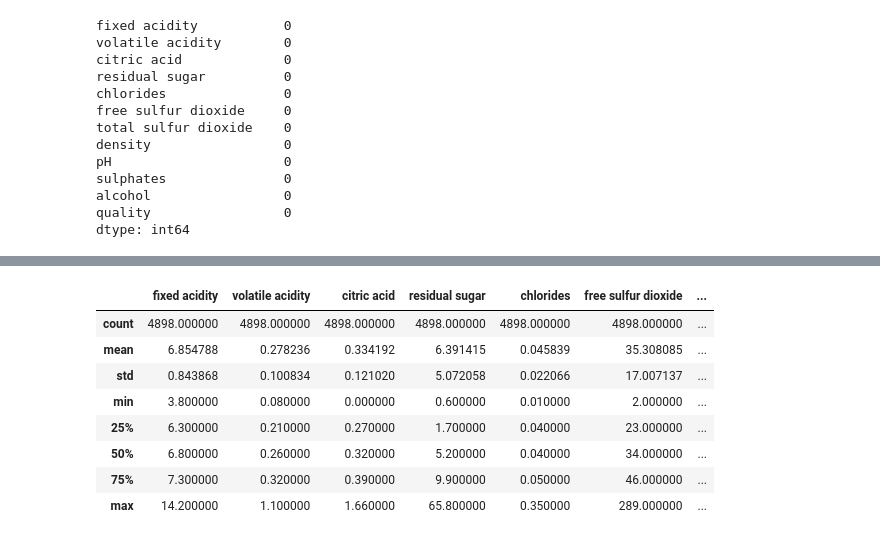
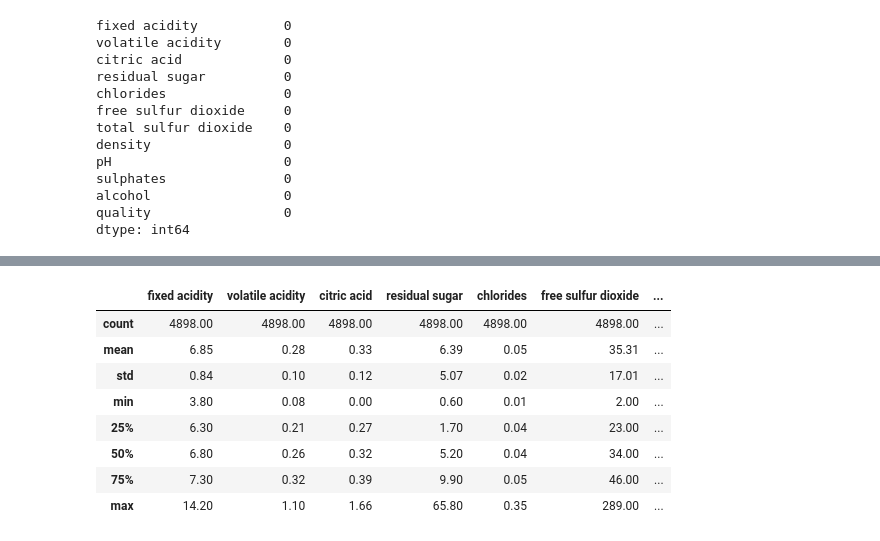
Before and after one commit to NiaLucia/Sprint2, a Jupyter notebook: wine_project.ipynb, the cells around one changed output, grey strips where cells are left out. Saved outputs shown, nothing was run; the diff lists cells and outputs as text; code cells hidden in the pictures.

```diff
--- a/wine_project.ipynb
+++ b/wine_project.ipynb
@@ -184,17 +184,17 @@ red_wines.describe()
 # %%
 # describe white
 
-white_wines.describe()
+white_wines.describe().round(2)
 # %% [output]
 |  | fixed acidity | volatile acidity | citric acid | residual sugar | chlorides | free sulfur dioxide | ... |
-| count | 4898.000000 | 4898.000000 | 4898.000000 | 4898.000000 | 4898.000000 | 4898.000000 | ... |
-| mean | 6.854788 | 0.278236 | 0.334192 | 6.391415 | 0.045839 | 35.308085 | ... |
-| std | 0.843868 | 0.100834 | 0.121020 | 5.072058 | 0.022066 | 17.007137 | ... |
-| min | 3.800000 | 0.080000 | 0.000000 | 0.600000 | 0.010000 | 2.000000 | ... |
-| 25% | 6.300000 | 0.210000 | 0.270000 | 1.700000 | 0.040000 | 23.000000 | ... |
-| 50% | 6.800000 | 0.260000 | 0.320000 | 5.200000 | 0.040000 | 34.000000 | ... |
-| 75% | 7.300000 | 0.320000 | 0.390000 | 9.900000 | 0.050000 | 46.000000 | ... |
-| max | 14.200000 | 1.100000 | 1.660000 | 65.800000 | 0.350000 | 289.000000 | ... |
+| count | 4898.00 | 4898.00 | 4898.00 | 4898.00 | 4898.00 | 4898.00 | ... |
+| mean | 6.85 | 0.28 | 0.33 | 6.39 | 0.05 | 35.31 | ... |
+| std | 0.84 | 0.10 | 0.12 | 5.07 | 0.02 | 17.01 | ... |
+| min | 3.80 | 0.08 | 0.00 | 0.60 | 0.01 | 2.00 | ... |
+| 25% | 6.30 | 0.21 | 0.27 | 1.70 | 0.04 | 23.00 | ... |
+| 50% | 6.80 | 0.26 | 0.32 | 5.20 | 0.04 | 34.00 | ... |
+| 75% | 7.30 | 0.32 | 0.39 | 9.90 | 0.05 | 46.00 | ... |
+| max | 14.20 | 1.10 | 1.66 | 65.80 | 0.35 | 289.00 | ... |
 # %%
 # Let's now group our qualities into 3 categories: low, medium and high quality wines.
 # we are creating a new column called "quality_label", we define a range and associate that range with a label
```
Also changed, not shown: parts of 9 cells of this notebook, 3 other files.
